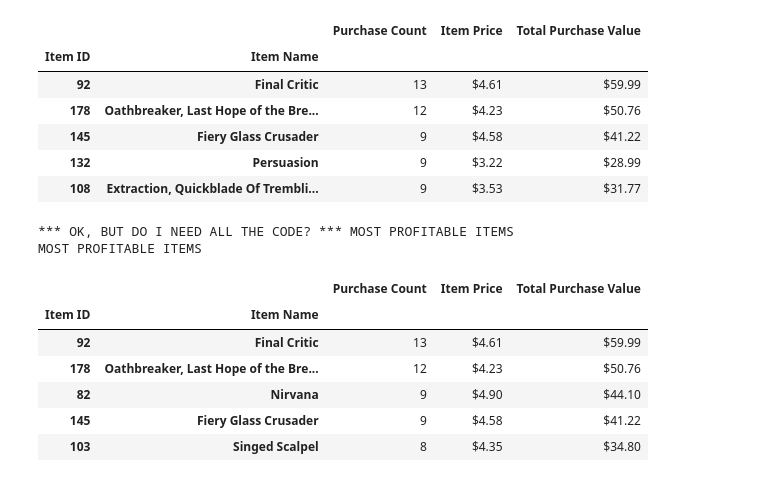
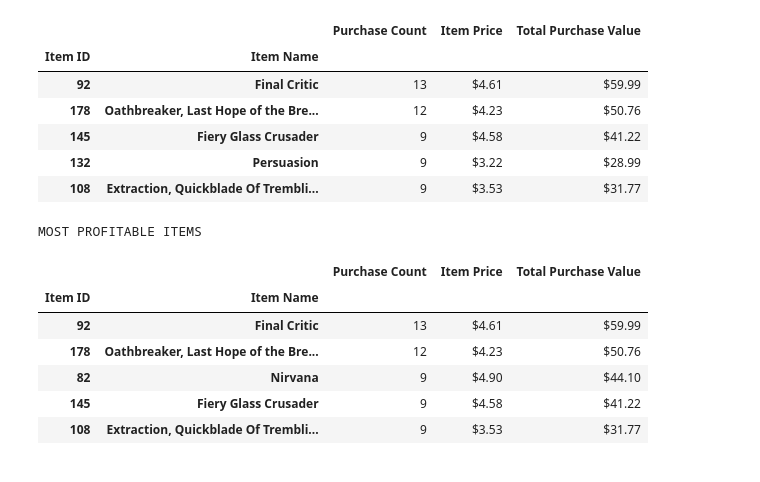
Before and after one commit to GVAlonzo/pandas-challenge, a Jupyter notebook: HeorosOfPymoli/HeroesOfPymoli.ipynb, the cells around one changed output. Cells and saved outputs as stored; diff of their text form; code cells hidden in the pictures.

```diff
--- a/HeorosOfPymoli/HeroesOfPymoli.ipynb
+++ b/HeorosOfPymoli/HeroesOfPymoli.ipynb
@@ -201,12 +206,14 @@ item_df.head()
 item_group = item_df.groupby(["Item ID","Item Name"]).count()
 item_group.columns = ["Purchase Count"]
 item_group["Item Price"] = item_df.groupby(["Item ID","Item Name"]).mean()
+item_group["Total Purchase Value"] = item_group["Purchase Count"] * item_group["Item Price"]
 
-item_group["Total Purchase Value"] = item_group["Purchase Count"] * item_group["Item Price"]
-item_group = item_group.sort_values("Purchase Count", ascending=False)
-item_group["Item Price"] = item_group["Item Price"].map("${:,.2f}".format)
-item_group["Total Purchase Value"] = item_group["Total Purchase Value"].map("${:,.2f}".format)
-item_group.head().style.set_properties(**{'text-align': 'left'})
+# Create a new formatted group to preserve original group & Format and get outout
+item_group_fmt = item_group
+item_group_fmt = item_group_fmt.sort_values("Purchase Count", ascending=False)
+item_group_fmt["Item Price"] = item_group_fmt["Item Price"].map("${:,.2f}".format)
+item_group_fmt["Total Purchase Value"] = item_group_fmt["Total Purchase Value"].map("${:,.2f}".format)
+item_group_fmt.head(5).style.set_properties(**{'text-align': 'left'})
 # %% [output]
 MOST POPULAR ITEMS
 |  |  | Purchase Count | Item Price | Total Purchase Value |
@@ -217,28 +224,23 @@ MOST POPULAR ITEMS
 | 132 | Persuasion | 9 | $3.22 | $28.99 |
 | 108 | Extraction, Quickblade Of Trembli... | 9 | $3.53 | $31.77 |
 # %%
-print("*** OK, BUT DO I NEED ALL THE CODE? *** MOST PROFITABLE ITEMS")
 print("MOST PROFITABLE ITEMS")
 
-item_df = purchase_file_df[["Item ID", "Item Name", "Price"]]
-item_df.head()
+# Sort above group by Total Purchase Value
+item_group = item_group.sort_values("Total Purchase Value", ascending=False)
 
-item_group = item_df.groupby(["Item ID","Item Name"]).count()
-item_group.columns = ["Purchase Count"]
-item_group["Item Price"] = item_df.groupby(["Item ID","Item Name"]).mean()
-
-item_group["Total Purchase Value"] = item_group["Purchase Count"] * item_group["Item Price"]
-item_group = item_group.sort_values("Total Purchase Value", ascending=False)
-item_group["Item Price"] = item_group["Item Price"].map("${:,.2f}".format)
-item_group["Total Purchase Value"] = item_group["Total Purchase Value"].map("${:,.2f}".format)
-item_group.head().style.set_properties(**{'text-align': 'left'})
+# Create a new formatted group to preserve original group & Format and get outout
+item_group_fmt = item_group
+item_group_fmt = item_group_fmt.sort_values("Purchase Count", ascending=False)
+item_group_fmt["Item Price"] = item_group_fmt["Item Price"].map("${:,.2f}".format)
+item_group_fmt["Total Purchase Value"] = item_group_fmt["Total Purchase Value"].map("${:,.2f}".format)
+item_group_fmt.head(5).style.set_properties(**{'text-align': 'left'})
 # %% [output]
-*** OK, BUT DO I NEED ALL THE CODE? *** MOST PROFITABLE ITEMS
 MOST PROFITABLE ITEMS
 |  |  | Purchase Count | Item Price | Total Purchase Value |
 | Item ID | Item Name |  |  |  |
 | 92 | Final Critic | 13 | $4.61 | $59.99 |
 | 178 | Oathbreaker, Last Hope of the Bre... | 12 | $4.23 | $50.76 |
 | 82 | Nirvana | 9 | $4.90 | $44.10 |
 | 145 | Fiery Glass Crusader | 9 | $4.58 | $41.22 |
-| 103 | Singed Scalpel | 8 | $4.35 | $34.80 |
+| 108 | Extraction, Quickblade Of Trembli... | 9 | $3.53 | $31.77 |
```
Also changed, not shown: parts of 5 cells of this notebook, 1 other file.
